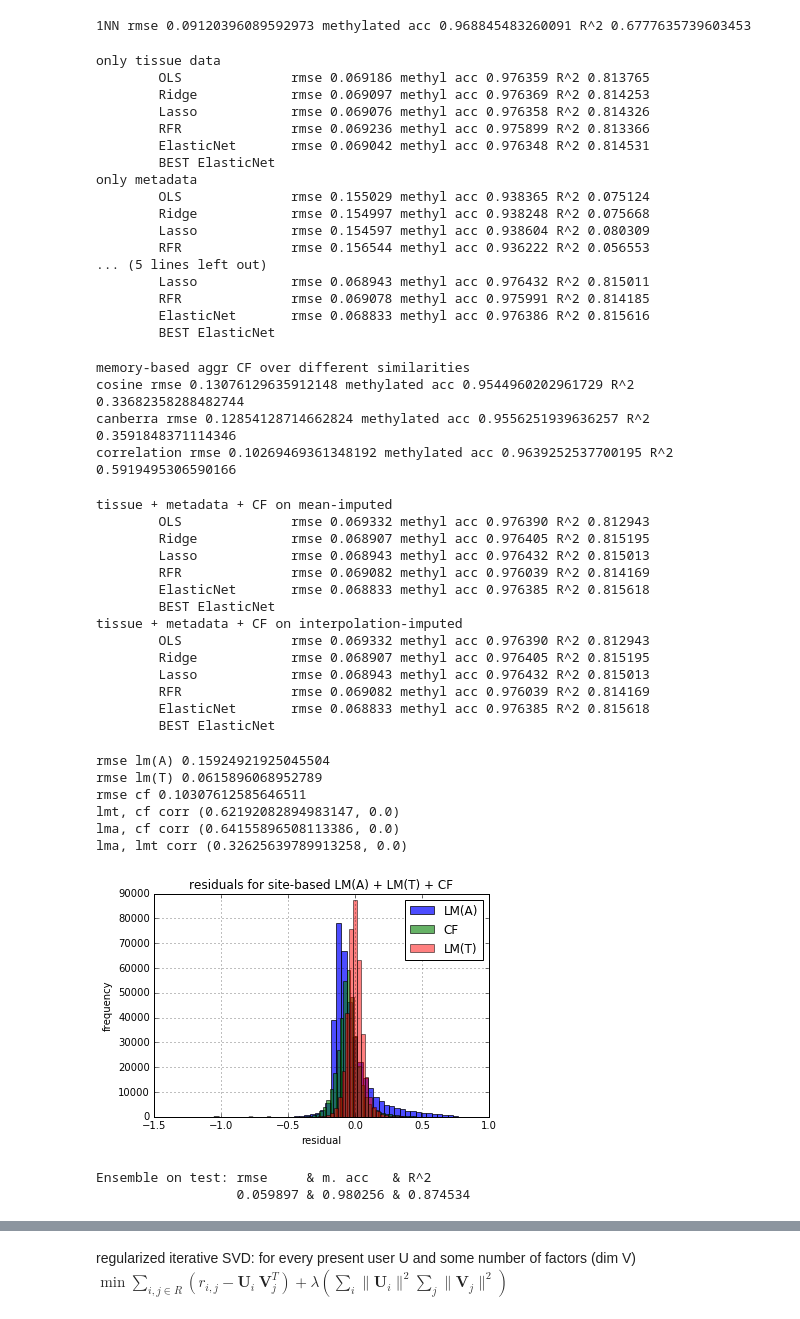
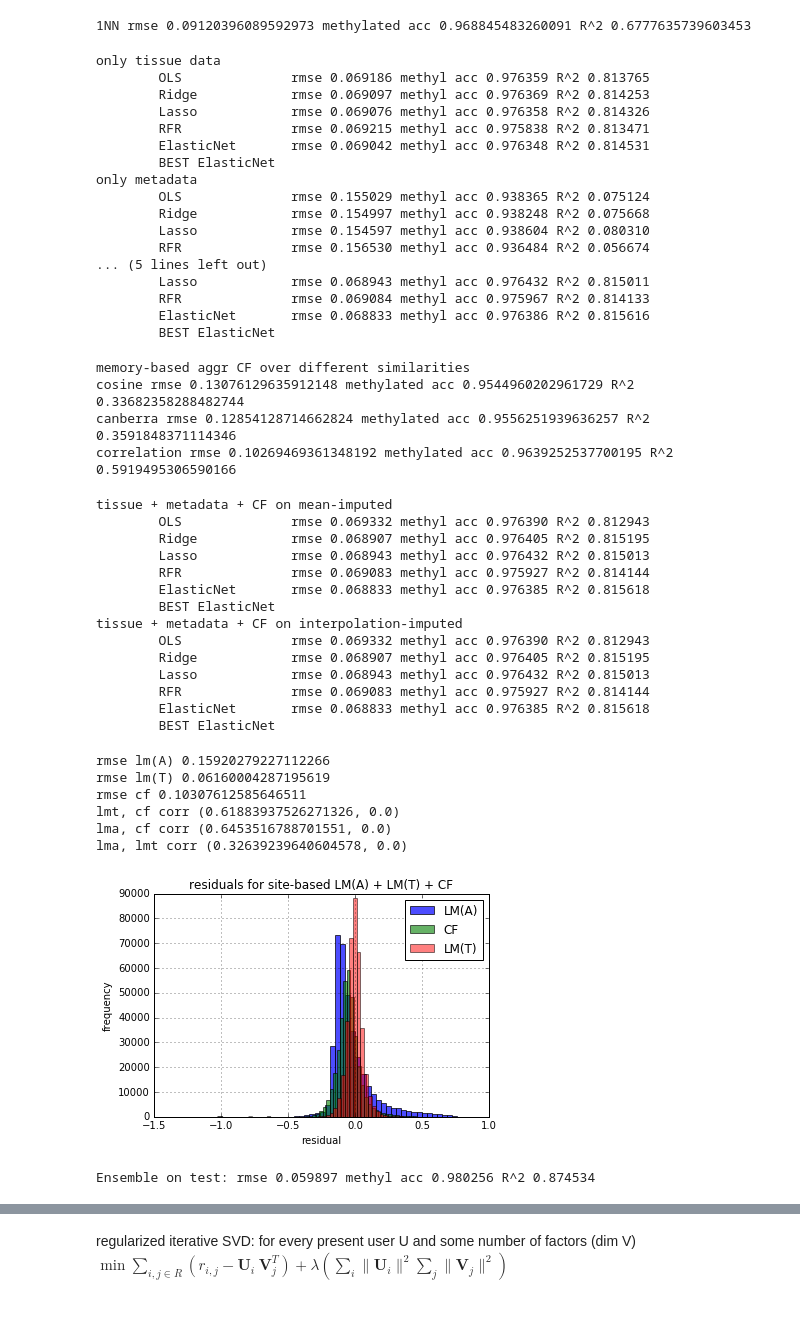
Before and after one commit to PrincetonUniversity/methyl-cluster, a Jupyter notebook: vyf_hw2.ipynb, the cells around one changed output, grey strips where cells are left out. Cells and saved outputs as stored; diff of their text form; code cells hidden in the pictures.

```diff
--- a/vyf_hw2.ipynb
+++ b/vyf_hw2.ipynb
@@ -370,7 +370,7 @@ def sklearn_model_only_metadata(lm, cols, partial, train_tissue_names):
     lm.fit(cols[f].iloc[train_ix], partial.iloc[train_ix])
     return lm.predict(cols[f].iloc[test_ix])
 
-models = [
+lmmodels = [
     ('OLS', linear_model.LinearRegression()),
     ('Ridge', linear_model.RidgeCV(alphas=log_range(-1, 4), cv=8)),
     ('Lasso', linear_model.LassoCV(alphas=log_range(-6,-1), cv=8)),
@@ -385,7 +385,7 @@ df = train_df_int
 
 def run_models(cv_fun):
     best = None, [None, None, -np.inf], None
-    for name, model in models:
+    for name, model in lmmodels:
         perf = cv_fun(model)
         if perf[2] > best[1][2]: best = name, perf
         print('\t{: <16} rmse {:04f} methyl acc {:04f} R^2 {:04f}'.format(name, *perf))
@@ -406,17 +406,17 @@ only tissue data
         OLS              rmse 0.069186 methyl acc 0.976359 R^2 0.813765
         Ridge            rmse 0.069097 methyl acc 0.976369 R^2 0.814253
         Lasso            rmse 0.069076 methyl acc 0.976358 R^2 0.814326
-        RFR              rmse 0.069236 methyl acc 0.975899 R^2 0.813366
+        RFR              rmse 0.069215 methyl acc 0.975838 R^2 0.813471
         ElasticNet       rmse 0.069042 methyl acc 0.976348 R^2 0.814531
         BEST ElasticNet
 only metadata
         OLS              rmse 0.155029 methyl acc 0.938365 R^2 0.075124
         Ridge            rmse 0.154997 methyl acc 0.938248 R^2 0.075668
-        Lasso            rmse 0.154597 methyl acc 0.938604 R^2 0.080309
-        RFR              rmse 0.156544 methyl acc 0.936222 R^2 0.056553
+        Lasso            rmse 0.154597 methyl acc 0.938604 R^2 0.080310
+        RFR              rmse 0.156530 methyl acc 0.936484 R^2 0.056674
 ... (5 lines left out)
         Lasso            rmse 0.068943 methyl acc 0.976432 R^2 0.815011
-        RFR              rmse 0.069078 methyl acc 0.975991 R^2 0.814185
+        RFR              rmse 0.069084 methyl acc 0.975967 R^2 0.814133
         ElasticNet       rmse 0.068833 methyl acc 0.976386 R^2 0.815616
         BEST ElasticNet
 # %%
@@ -459,7 +459,7 @@ cosine rmse 0.13076129635912148 methylated acc 0.9544960202961729 R^2 0.33682358
 canberra rmse 0.12854128714662824 methylated acc 0.9556251939636257 R^2 0.3591848371114346
 correlation rmse 0.10269469361348192 methylated acc 0.9639252537700195 R^2 0.5919495306590166
 # %%
-def ensemble_regression(lm, cols, partial, train_tissue_names):
+def ensemble_regression(lm, cols, partial, train_tissue_names, shallow_copy_cols=True):
     simil = correlation_similarity
     similarities = np.array([simil(cols[t].iloc[train_ix],
                                    partial.iloc[train_ix])
@@ -467,7 +467,7 @@ def ensemble_regression(lm, cols, partial, train_tissue_names):
     k = np.sum(np.fabs(similarities))
     others = cols[train_tissue_names].values
     cf = pd.Series(others.dot(similarities) / k, index=cols.index)
-    cols = cols.copy(deep=False)
+    if shallow_copy_cols: cols = cols.copy(deep=False)
     cols['cf'] = cf
     return sklearn_model(lm, cols, partial, train_tissue_names)
 print('tissue + metadata + CF on mean-imputed')
@@ -481,14 +481,14 @@ tissue + metadata + CF on mean-imputed
         OLS              rmse 0.069332 methyl acc 0.976390 R^2 0.812943
         Ridge            rmse 0.068907 methyl acc 0.976405 R^2 0.815195
         Lasso            rmse 0.068943 methyl acc 0.976432 R^2 0.815013
-        RFR              rmse 0.069082 methyl acc 0.976039 R^2 0.814169
+        RFR              rmse 0.069083 methyl acc 0.975927 R^2 0.814144
         ElasticNet       rmse 0.068833 methyl acc 0.976385 R^2 0.815618
         BEST ElasticNet
 tissue + metadata + CF on interpolation-imputed
         OLS              rmse 0.069332 methyl acc 0.976390 R^2 0.812943
         Ridge            rmse 0.068907 methyl acc 0.976405 R^2 0.815195
         Lasso            rmse 0.068943 methyl acc 0.976432 R^2 0.815013
-        RFR              rmse 0.069082 methyl acc 0.976039 R^2 0.814169
+        RFR              rmse 0.069083 methyl acc 0.975927 R^2 0.814144
         ElasticNet       rmse 0.068833 methyl acc 0.976385 R^2 0.815618
         BEST ElasticNet
 # %%
@@ -497,43 +497,45 @@ annotations = list(tfs) + ['strand']
 tissues = train_tissues[:]
 tissues.remove(closest)
 
-guess_lm_annot = sklearn_model(linear_model.RidgeCV(alphas=regs), train_df_imp[annotations],
+lmd = dict(lmmodels)
+
+guess_lm_annot = sklearn_model(lmd['ElasticNet'], train_df_imp[annotations],
                                train_df_imp[closest], [])
-guess_lm = sklearn_model(linear_model.LassoCV(alphas=regs), train_df_imp[tissues],
+guess_lm = sklearn_model(lmd['ElasticNet'], train_df_imp[tissues],
                          train_df_imp[closest], tissues)
 guess_cf = membased_cf(correlation_similarity, train_df_imp[tissues],
                        train_df_imp[closest], tissues)
 
 exact = train_df_imp[closest].iloc[test_ix]
 
 from sklearn.metrics import mean_squared_error
 print('rmse lm(A)', math.sqrt(mean_squared_error(exact, guess_lm_annot)))
 print('rmse lm(T)', math.sqrt(mean_squared_error(exact, guess_lm)))
 print('rmse cf', math.sqrt(mean_squared_error(exact, guess_cf)))
 
 res_lma = guess_lm_annot - exact
 res_lmt = guess_lm - exact
 res_cf = guess_cf - exact
 print('lmt, cf corr', scipy.stats.pearsonr(res_lmt, res_cf))
 print('lma, cf corr', scipy.stats.pearsonr(res_lma, res_cf))
 print('lma, lmt corr', scipy.stats.pearsonr(res_lma, res_lmt))
 plt.hist(res_lma, bins=50, alpha=0.7, label='LM(A)')
 plt.hist(res_cf, bins=50, alpha=0.6, label='CF')
 plt.hist(res_lmt, bins=50, alpha=0.5, label='LM(T)')
 plt.xlabel('residual')
 plt.ylabel('frequency')
 plt.title('residuals for site-based LM(A) + LM(T) + CF')
 plt.legend()
 plt.grid(True)
 plt.show()
 # %% [output]
-rmse lm(A) 0.15924921925045504
-rmse lm(T) 0.0615896068952789
+rmse lm(A) 0.15920279227112266
+rmse lm(T) 0.06160004287195619
 rmse cf 0.10307612585646511
-lmt, cf corr (0.62192082894983147, 0.0)
-lma, cf corr (0.64155896508113386, 0.0)
-lma, lmt corr (0.32625639789913258, 0.0)
+lmt, cf corr (0.61883937526271326, 0.0)
+lma, cf corr (0.6453516788701551, 0.0)
+lma, lmt corr (0.32639239640604578, 0.0)
-[figure, old version]
+[figure, new version]
 # %%
 useful_cols = list(train_df_imp.columns)
 useful_cols.remove('chromosome')
@@ -544,8 +546,9 @@ useful_cols.remove('end')
 elastic_net = linear_model.ElasticNetCV(l1_ratio=np.arange(.9, 1, .01),
                                         alphas=np.arange(0, 1e-3, 1e-5),
                                         cv=10)
-guess = ensemble_regression(elastic_net, train_df_int[useful_cols],
-                            test_df['filled'], train_tissues)
+df_with_cf = train_df_int[useful_cols]
+guess = ensemble_regression(elastic_net, df_with_cf, test_df['filled'],
+                            train_tissues, shallow_copy_cols=False)
 exact = test_df['filled'].iloc[test_ix].values
 
 rmse = math.sqrt(mean_squared_error(exact, guess))
@@ -553,11 +556,9 @@ acc = correct_half(exact, guess)
 r2 = r2_score(exact, guess)
 res = guess - exact
 
-print('Ensemble on test: rmse     & m. acc   & R^2')
-print('                  {:04f} & {:04f} & {:04f}'.format(rmse, acc, r2))
+print('Ensemble on test: rmse {:04f} methyl acc {:04f} R^2 {:04f}'.format(rmse, acc, r2))
 # %% [output]
-Ensemble on test: rmse     & m. acc   & R^2
-                  0.059897 & 0.980256 & 0.874534
+Ensemble on test: rmse 0.059897 methyl acc 0.980256 R^2 0.874534
 # %%
 plt.hist(guess - exact, bins=50)
 plt.xlabel('residual')
```
Also changed, not shown: parts of 3 cells of this notebook.
